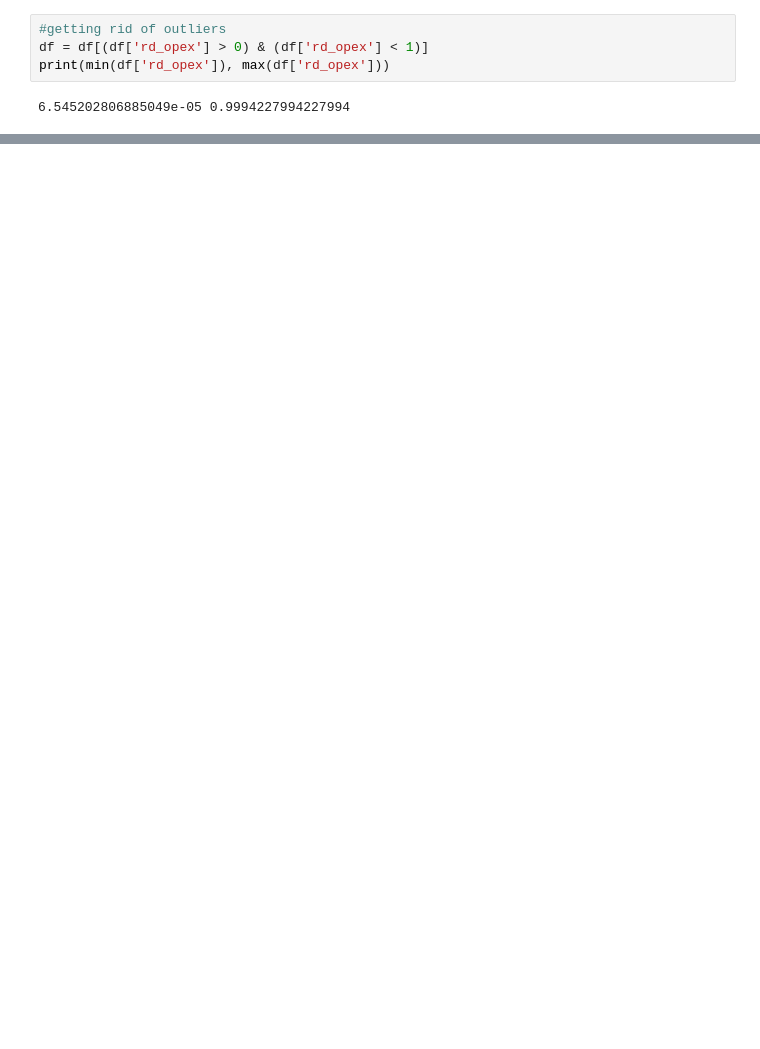
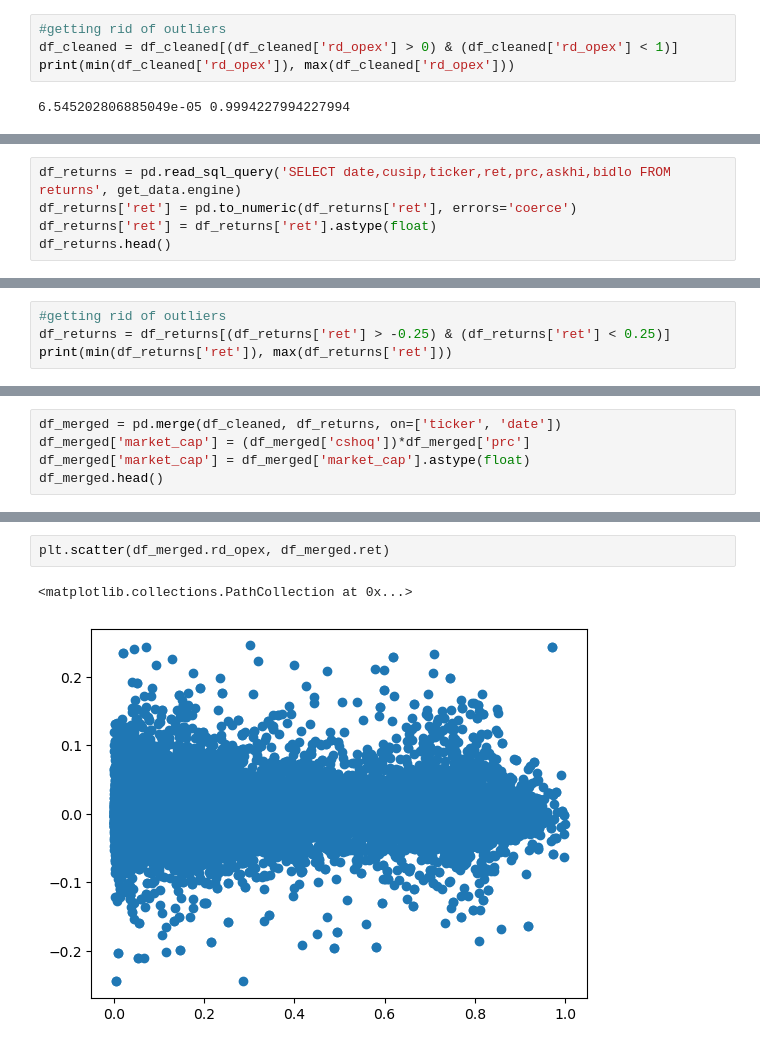
Before and after one commit to ili23/cds-sp24-millennium, a Jupyter notebook: notebooks/rd_to_opex.ipynb, the cells around one changed output, grey strips where cells are left out. Cells and saved outputs as stored; diff of their text form; blank space fills up the shorter version.

```diff
--- a/notebooks/rd_to_opex.ipynb
+++ b/notebooks/rd_to_opex.ipynb
@@ -27,6 +33,6 @@ df['rd_opex'] = (df['xrdq'])/df['xoprq']
 # %%
 #getting rid of outliers
-df = df[(df['rd_opex'] > 0) & (df['rd_opex'] < 1)]
-print(min(df['rd_opex']), max(df['rd_opex']))
+df_cleaned = df_cleaned[(df_cleaned['rd_opex'] > 0) & (df_cleaned['rd_opex'] < 1)]
+print(min(df_cleaned['rd_opex']), max(df_cleaned['rd_opex']))
 # %% [output]
 6.545202806885049e-05 0.9994227994227994
@@ -36,0 +39,5 @@ plt.hist(df['rd_opex']);
+# %%
+df_returns = pd.read_sql_query('SELECT date,cusip,ticker,ret,prc,askhi,bidlo FROM returns', get_data.engine)
+df_returns['ret'] = pd.to_numeric(df_returns['ret'], errors='coerce')
+df_returns['ret'] = df_returns['ret'].astype(float)
+df_returns.head()
@@ -36,0 +51,4 @@ plt.hist(df['rd_opex']);
+# %%
+#getting rid of outliers
+df_returns = df_returns[(df_returns['ret'] > -0.25) & (df_returns['ret'] < 0.25)]
+print(min(df_returns['ret']), max(df_returns['ret']))
@@ -36,0 +57,5 @@ plt.hist(df['rd_opex']);
+# %%
+df_merged = pd.merge(df_cleaned, df_returns, on=['ticker', 'date'])
+df_merged['market_cap'] = (df_merged['cshoq'])*df_merged['prc']
+df_merged['market_cap'] = df_merged['market_cap'].astype(float)
+df_merged.head()
@@ -36,0 +69,5 @@ plt.hist(df['rd_opex']);
+# %%
+plt.scatter(df_merged.rd_opex, df_merged.ret)
+# %% [output]
+<matplotlib.collections.PathCollection at 0x...>
+[figure, added]
```
Also changed, not shown: parts of 20 cells of this notebook.
